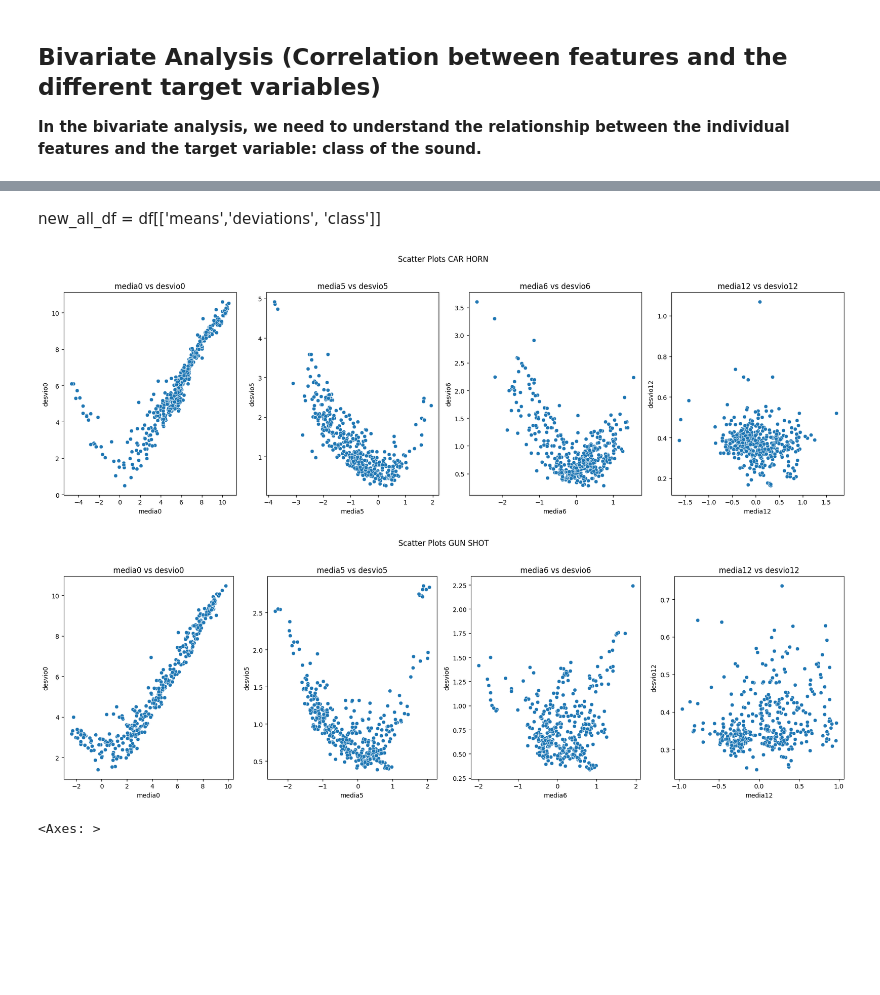
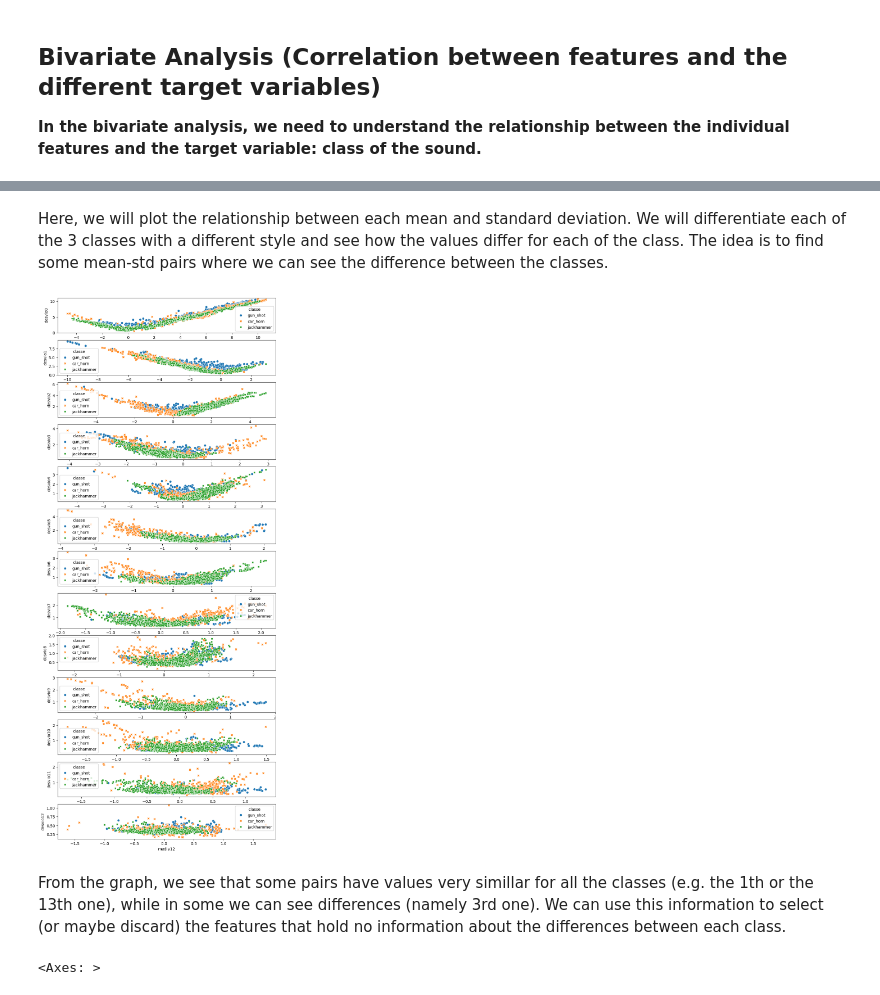
Before and after one commit to qettera/Machine-Learning-Overview, a Jupyter notebook: project.ipynb, the cells around one changed output, grey strips where cells are left out. Drawn from its saved outputs; the diff is of its cells as text; code cells hidden in the pictures; blank space fills up the shorter version.

Commit message:
plotting each pair of mean-stds to see the difference for each class

```diff
--- a/project.ipynb
+++ b/project.ipynb
@@ -151,5 +151,3 @@ df_info
 # %% [markdown]
 ## Bivariate Analysis (Correlation between features and the different target variables)
 **In the bivariate analysis, we need to understand the relationship between the individual features and the target variable: class of the sound.**
-# %%
-df = pd.read_csv('all.csv')
@@ -201,46 +154,18 @@ df[df.index.duplicated()]
-# %% [markdown]
- new_all_df = df[['means','deviations', 'class']]
-# %%
-# Plot scatter plots for numerical variables vs charges
-fig, axes = plt.subplots(1, 4, figsize=(18, 6))
-fig.suptitle('Scatter Plots CAR HORN')
-
-sns.scatterplot(x='media0', y='desvio0', data=df_car_horn, ax=axes[0])
-axes[0].set_title('media0 vs desvio0')
-
-sns.scatterplot(x='media5', y='desvio5', data=df_car_horn, ax=axes[1])
-axes[1].set_title('media5 vs desvio5')
-
-sns.scatterplot(x='media6', y='desvio6', data=df_car_horn, ax=axes[2])
-axes[2].set_title('media6 vs desvio6')
-
-sns.scatterplot(x='media12', y='desvio12', data=df_car_horn, ax=axes[3])
-axes[3].set_title('media12 vs desvio12')
-
-plt.tight_layout(rect=[0, 0, 1, 0.96])
-plt.show()
-# %% [output]
-[figure, removed]
-# %%
-# Plot scatter plots for numerical variables vs charges
-fig, axes = plt.subplots(1, 4, figsize=(18, 6))
-fig.suptitle('Scatter Plots GUN SHOT')
-
-sns.scatterplot(x='media0', y='desvio0', data=df_gun_shot, ax=axes[0])
-axes[0].set_title('media0 vs desvio0')
-
-sns.scatterplot(x='media5', y='desvio5', data=df_gun_shot, ax=axes[1])
-axes[1].set_title('media5 vs desvio5')
-
-sns.scatterplot(x='media6', y='desvio6', data=df_gun_shot, ax=axes[2])
-axes[2].set_title('media6 vs desvio6')
-
-sns.scatterplot(x='media12', y='desvio12', data=df_gun_shot, ax=axes[3])
-axes[3].set_title('media12 vs desvio12')
-
-plt.tight_layout(rect=[0, 0, 1, 0.96])
-# %% [output]
-[figure, removed]
+# %% [markdown]
+Here, we will plot the relationship between each mean and standard deviation. We will differentiate each of the 3 classes with a different style and see how the values differ for each of the class.
+The idea is to find some mean-std pairs where we can see the difference between the classes.
+# %%
+f, axes = plt.subplots(13, 1, figsize=(10,25))
+
+for i in range(0,13):
+    j = str(i)
+    sns.scatterplot(data=df, x='media' + j, y='desvio' + j, ax=axes[i], hue='classe', style='classe')
+plt.show()
+# %% [output]
+[figure, added]
+# %% [markdown]
+From the graph, we see that some pairs have values very simillar for all the classes (e.g. the 1th or the 13th one), while in some we can see differences (namely 3rd one).
+We can use this information to select (or maybe discard) the features that hold no information about the differences between each class.
 # %%
 sns.scatterplot(data=df_gun_shot)
 # %% [output]
```
Also changed, not shown: parts of 9 cells of this notebook.
